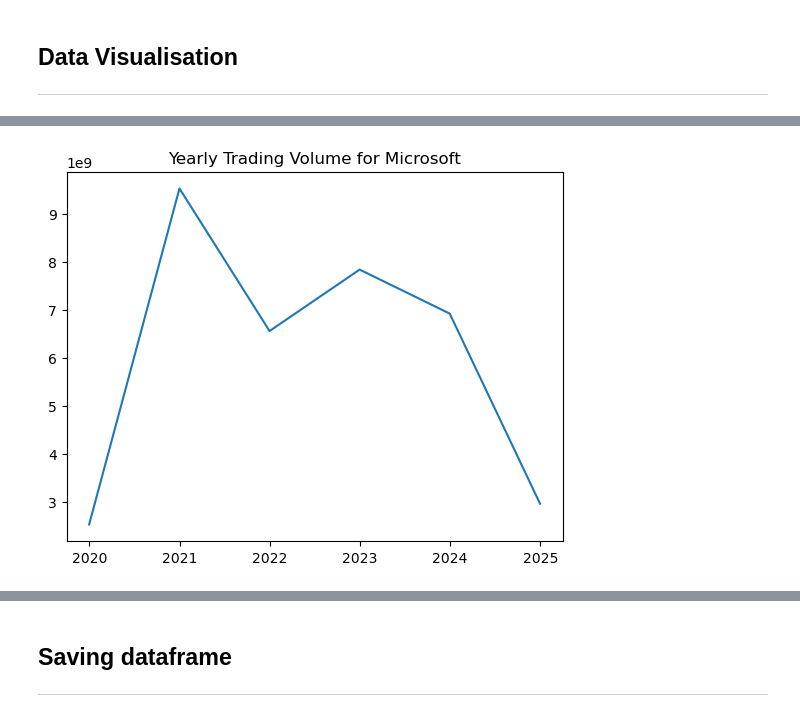
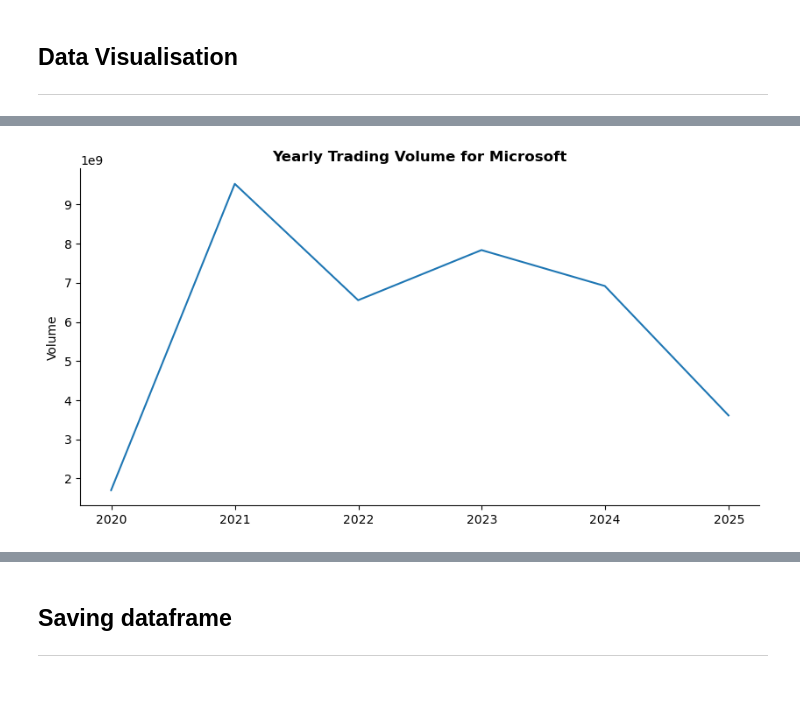
Before and after one commit to simrenbasra/timeseries, a Jupyter notebook: notebooks/01_data_processing/01-data-loading.ipynb, the cells around one changed output, grey strips where cells are left out. Drawn from its saved outputs; the diff is of its cells as text; code cells hidden in the pictures; blank space fills up the shorter version.

Commit message:
Refreshing data loading notebook

```diff
--- a/notebooks/01_data_processing/01-data-loading.ipynb
+++ b/notebooks/01_data_processing/01-data-loading.ipynb
@@ -35,0 +40,3 @@ msft_df.head()
+# %%
+# Looking at data from the past 5 years
+msft_df = msft.history(period = '5y')
@@ -68,2 +84,0 @@ msft_df.describe()
-# %%
-msft_df['Date'] = pd.to_datetime(msft_df['Date'])
@@ -85,3 +119,7 @@ Name: Date, Length: 1259, dtype: datetime64[ns]
-# %%
-msft_df = msft_df.set_index('Date')
+# %%
+# Removing timestamp from date
+msft_df.index = msft_df.index.date
+
+# Resetting index to be datetime index
+msft_df.index = pd.to_datetime(msft_df.index)
 # %%
@@ -157,6 +185,11 @@ year_vol
 # %%
+plt.figure(figsize=(10,5))
+ax = plt.gca()
 plt.plot(year_vol.index,  year_vol)
-plt.title('Yearly Trading Volume for Microsoft')
+plt.title('Yearly Trading Volume for Microsoft', fontweight = 'bold')
+ax.spines[['top', 'right']].set_visible(False)
+
+plt.ylabel('Volume')
 plt.show()
 # %% [output]
-[figure, old version]
+[figure, new version]
```
Also changed, not shown: parts of 26 cells of this notebook.
